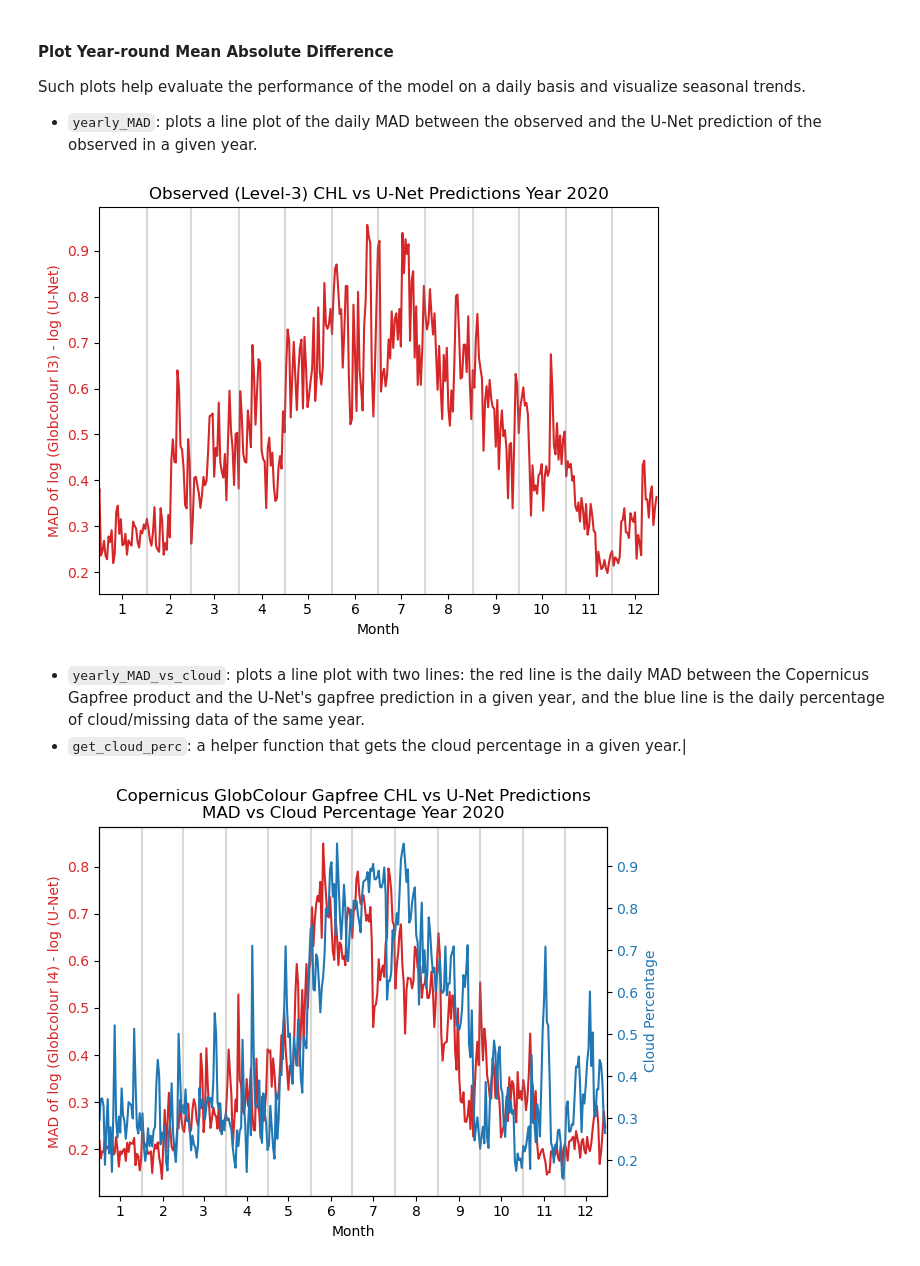
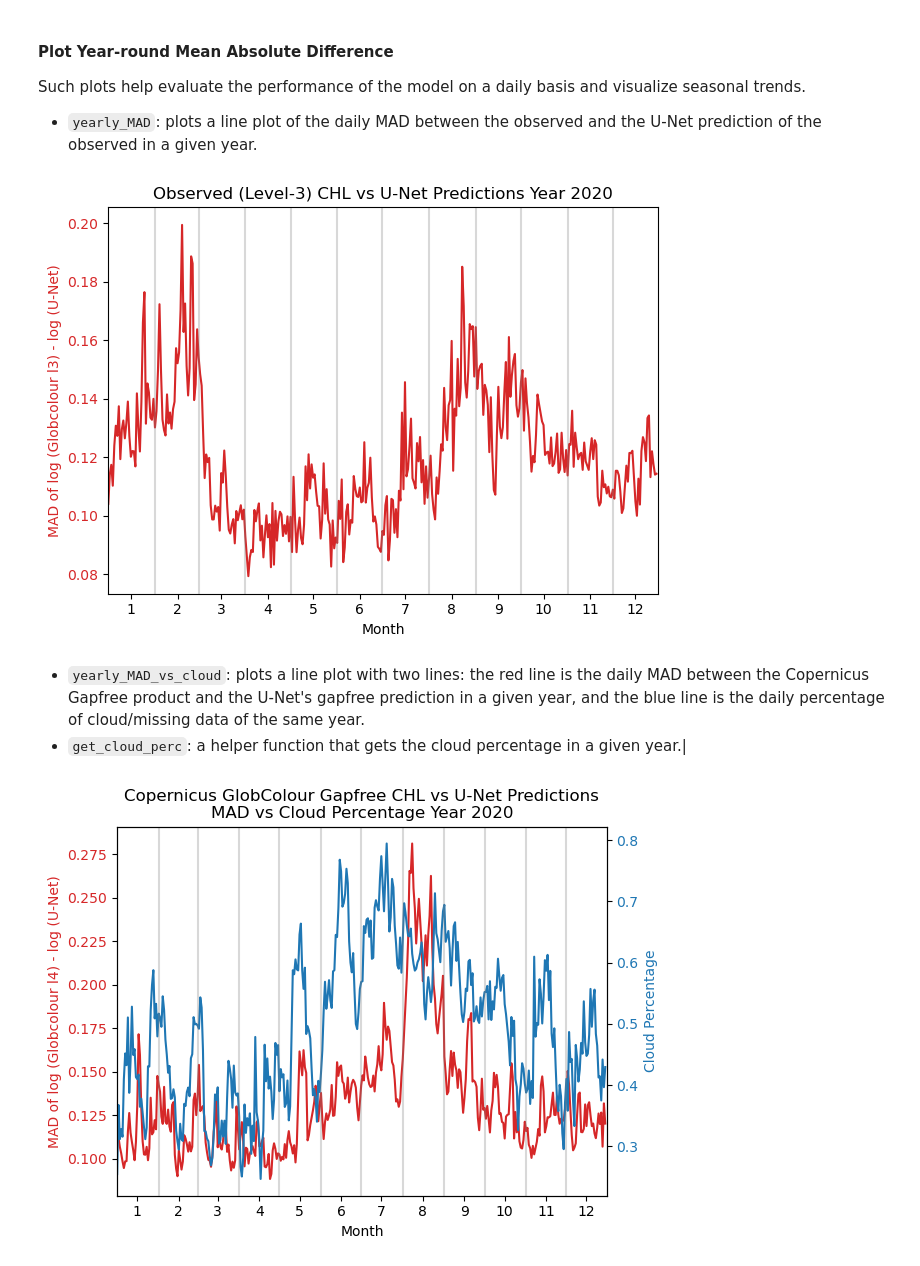
Before and after one commit to SAFS-Varanasi-Internship/mindthegap, a Jupyter notebook: book/2-U-Net_Fit.ipynb, the cells around one changed output. Saved outputs shown, nothing was run; the diff lists cells and outputs as text; code cells hidden in the pictures.

Commit message:
reverted fit model

```diff
--- a/book/2-U-Net_Fit.ipynb
+++ b/book/2-U-Net_Fit.ipynb
@@ -285,16 +312,7 @@ def UNet(input_shape):
     unet_model.compile(optimizer='adam', loss='mse', metrics=['mae'])
     return unet_model
 # %%
-#Variables needed for shape and generator
-X_vars = list(ds_cropped.keys())
-X_vars.remove('CHL')
-
-lat_size = ds_cropped.sizes['lat']
-lon_size = ds_cropped.sizes['lon']
-num_features = len(X_vars)
-
-# Define shape dynamically without loading data
-input_shape = (lat_size, lon_size, num_features)
+input_shape = X_train.shape[1:]
 model = UNet(input_shape)
 model.summary()
 # %% [output]
@@ -347,7 +416,6 @@ __Note__: Feel free to change the model path, but remember to create the folders
 # %%
 model_name = 'UNet_DoubleConv_mse'
 import os
-zarr_label = '2015_3_ArabSea'
 folder_path= f'models/{zarr_label}'
 os.makedirs(folder_path, exist_ok=True)
 model_path = f'models/{zarr_label}/{model_name}.keras'
@@ -420,7 +466,7 @@ lon_min, lon_max = 42, 80
 
 import numpy as np
 zarr_ds = zarr_ds.sel(lat=slice(lat_max, lat_min), lon=slice(lon_min,lon_max))  # choose long and lat
-zarr_ds = mtg.crop_to_multiple(zarr_ds, multiple=8)
+zarr_ds = crop_to_multiple(zarr_ds, multiple=8)
 zarr_ds
 # %% [output]
 <xarray.Dataset> Size: 25GB
@@ -630,9 +742,9 @@ def yearly_MAD(zarr_stdized, zarr_label, year):
     fig.tight_layout()  # otherwise the right y-label is slightly clipped
     plt.show()
 # %%
-yearly_MAD(ds_cropped, zarr_label, 2020)
+yearly_MAD(zarr_stdized, zarr_label, 2020)
 # %% [output]
-[figure, old version]
+[figure, new version]
 # %% [markdown]
 - `yearly_MAD_vs_cloud`: plots a line plot with two lines: the red line is the daily MAD between the Copernicus Gapfree product and the U-Net's gapfree prediction in a given year, and the blue line is the daily percentage of cloud/missing data of the same year.
 - `get_cloud_perc`: a helper function that gets the cloud percentage in a given year.|
@@ -861,5 +832,5 @@ def yearly_MAD_vs_cloud(zarr_stdized, zarr_label, model, year):
     plt.show()
 # %%
-yearly_MAD_vs_cloud(ds_cropped, zarr_label, model, 2020)
+yearly_MAD_vs_cloud(zarr_stdized, zarr_label, model, 2020)
 # %% [output]
-[figure, old version]
+[figure, new version]
```
Also changed, not shown: parts of 25 cells of this notebook.
